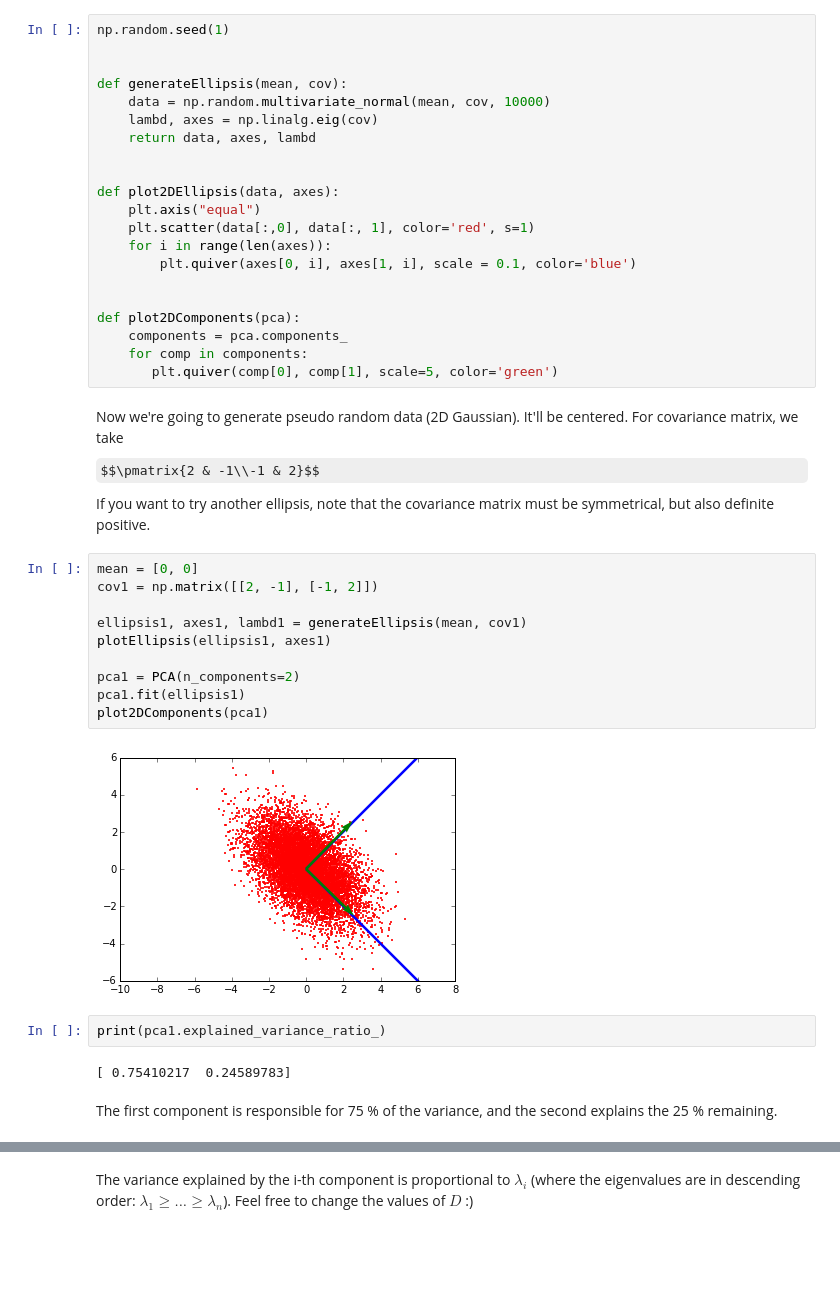
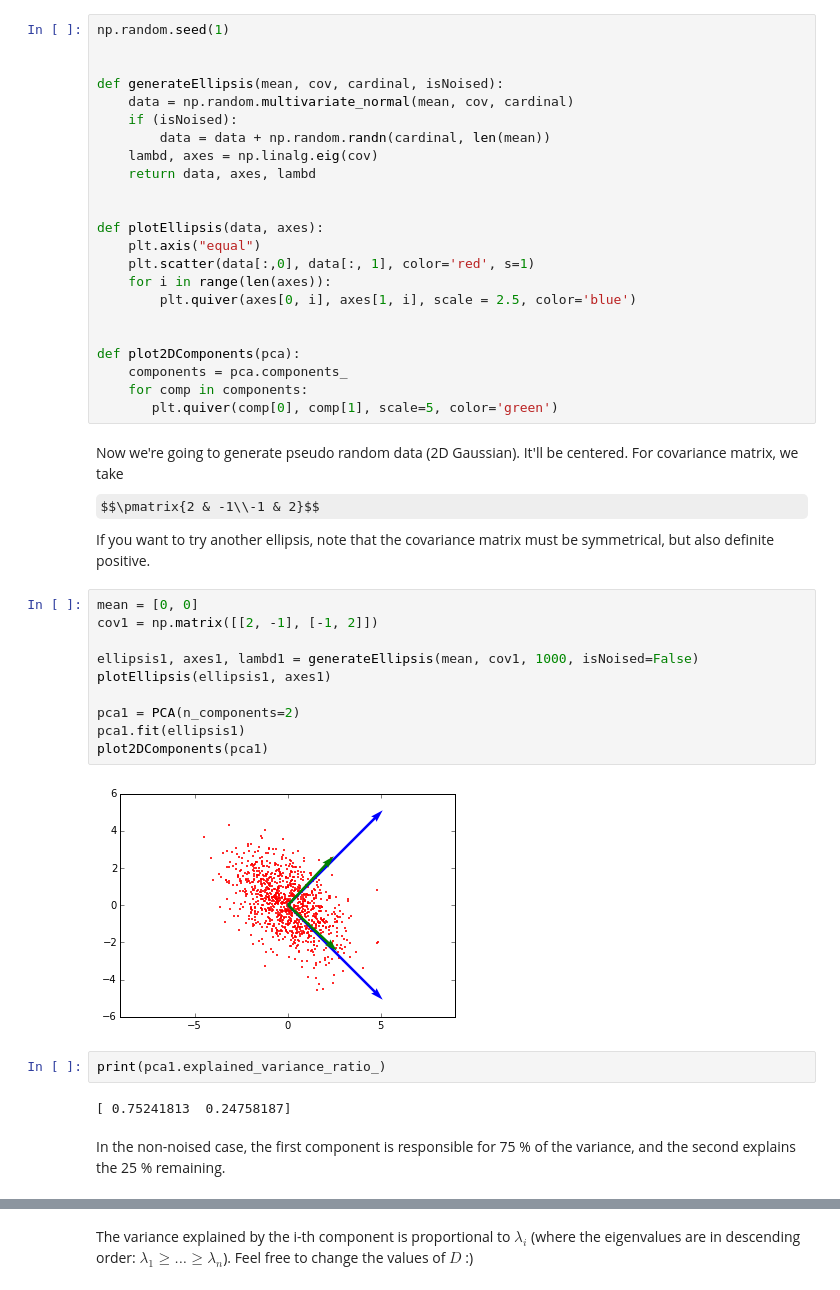
Before and after one commit to Nick-Ol/Ipython-Notebooks, a Jupyter notebook: PCA/PCA.ipynb, the cells around one changed output, grey strips where cells are left out. Drawn from its saved outputs; the diff is of its cells as text; some formulas as TeX source; blank space fills up the shorter version.

```diff
--- a/PCA/PCA.ipynb
+++ b/PCA/PCA.ipynb
@@ -13,17 +14,19 @@ import matplotlib.pyplot as plt
 np.random.seed(1)
 
 
-def generateEllipsis(mean, cov):
-    data = np.random.multivariate_normal(mean, cov, 10000)
+def generateEllipsis(mean, cov, cardinal, isNoised):
+    data = np.random.multivariate_normal(mean, cov, cardinal)
+    if (isNoised):
+        data = data + np.random.randn(cardinal, len(mean))
     lambd, axes = np.linalg.eig(cov)
     return data, axes, lambd
 
 
-def plot2DEllipsis(data, axes):
+def plotEllipsis(data, axes):
     plt.axis("equal")
     plt.scatter(data[:,0], data[:, 1], color='red', s=1)
     for i in range(len(axes)):
-        plt.quiver(axes[0, i], axes[1, i], scale = 0.1, color='blue')
+        plt.quiver(axes[0, i], axes[1, i], scale = 2.5, color='blue')
 
 
 def plot2DComponents(pca):
@@ -37,19 +40,19 @@ If you want to try another ellipsis, note that the covariance matrix must be sym
 # %%
 mean = [0, 0]
 cov1 = np.matrix([[2, -1], [-1, 2]])
 
-ellipsis1, axes1, lambd1 = generateEllipsis(mean, cov1)
+ellipsis1, axes1, lambd1 = generateEllipsis(mean, cov1, 1000, isNoised=False)
 plotEllipsis(ellipsis1, axes1)
 
 pca1 = PCA(n_components=2)
 pca1.fit(ellipsis1)
 plot2DComponents(pca1)
 # %% [output]
-[figure, old version]
+[figure, new version]
 # %%
 print(pca1.explained_variance_ratio_)
 # %% [output]
-[ 0.75410217  0.24589783]
+[ 0.75241813  0.24758187]
 # %% [markdown]
-The first component is responsible for 75 % of the variance, and the second explains the 25 % remaining.
+In the non-noised case, the first component is responsible for 75 % of the variance, and the second explains the 25 % remaining.
 # %% [markdown]
```
Also changed, not shown: parts of 18 cells of this notebook.
